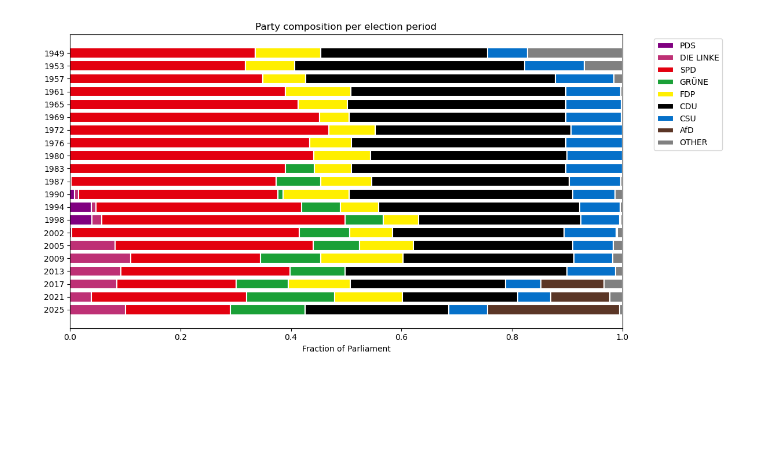
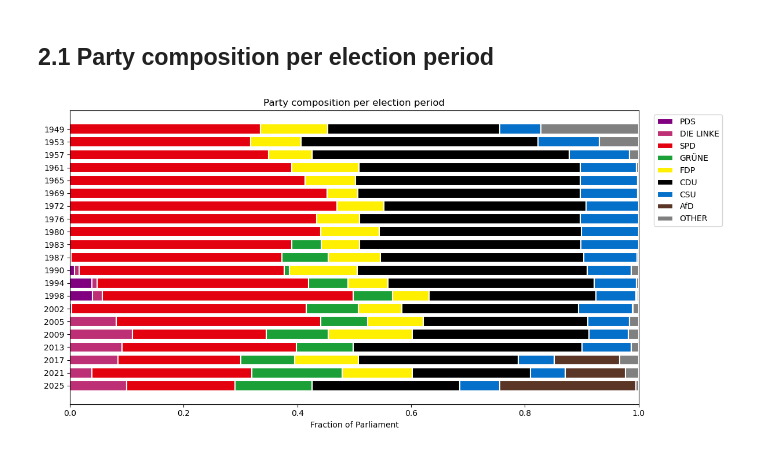
Before and after one commit to carl-lorenz/Visualization, a Jupyter notebook: Exam/1_members_of_german_parliament.ipynb, the cells around one changed output. Drawn from its saved outputs; the diff is of its cells as text; code cells hidden in the pictures; blank space fills up the shorter version.

```diff
--- a/Exam/1_members_of_german_parliament.ipynb
+++ b/Exam/1_members_of_german_parliament.ipynb
@@ -92,0 +100,18 @@ mdbs_df
+# %%
+# Creating a terms data frame:
+terms_df = (
+    wp_df[['WP', 'WP_BEGIN']]
+    .drop_duplicates(subset='WP')
+    .sort_values('WP_BEGIN')
+    .reset_index(drop=True)
+)
+terms_df['election_y'] = terms_df['WP_BEGIN'].dt.year.astype(str)
+    # Name election periods after the year they have begun.
+
+# Merging wp_df and mdbs_df:
+wp_df = wp_df.merge(mdbs_df, on='ID', how='left')
+
+print("Terms DataFrame:")
+print(terms_df.info())
+print("WPs DataFrame:")
+print(wp_df.info())
@@ -93,57 +136,44 @@ mdbs_df
+# %% [markdown]
+## 2.1  Party composition per election period
 # %%
-# 2.
 # Handling replacement members by calculating fraction of time served in parliament
 # relative to the full election period:
-wp_df = (
-    served_terms_df[['WP', 'WP_BEGIN']]
-    .drop_duplicates(subset='WP')
-    .sort_values('WP_BEGIN')
-    .reset_index(drop=True)
-)   # Create an election period DataFrame storing the dates.
-wp_df['name'] = wp_df['WP_BEGIN'].dt.year.astype(str)
-    # Name election periods after the year they have begun.
-wp_end_map = served_terms_df.dropna(subset=['MDBWP_UNTIL']).groupby('WP')['MDBWP_UNTIL'].max()
+terms_end_map = wp_df.dropna(subset=['MDBWP_UNTIL']).groupby('WP')['MDBWP_UNTIL'].max()
     # Use the latest observed `MDBWP_UNTIL` per WP as the period end, assuming that at least one MDB per WP finishes his term.
-wp_end_map.loc[wp_df.loc[wp_df['WP_BEGIN'] == pd.Timestamp('2025-03-25'), 'WP'].iloc[0]] = pd.Timestamp('2026-07-17')
+terms_end_map.loc[terms_df.loc[terms_df['WP_BEGIN'] == pd.Timestamp('2025-03-25'), 'WP'].iloc[0]] = pd.Timestamp('2026-07-17')
     # WP 21 uses 2026-07-17 (today) as the end date for fraction calculation.
-wp_total_days_map = (wp_end_map - wp_df.set_index('WP')['WP_BEGIN']).dt.days
-    # Calculate length of each WP.
-wp_end_dates = served_terms_df['WP'].map(wp_end_map)
-term_end_dates = served_terms_df['MDBWP_UNTIL'].fillna(wp_end_dates)
+terms_duration_map = (terms_end_map - terms_df.set_index('WP')['WP_BEGIN']).dt.days
+    # Calculate duration of each term.
+terms_end_dates = wp_df['WP'].map(terms_end_map)
+wp_end_dates = wp_df['MDBWP_UNTIL'].fillna(terms_end_dates)
     # Handle open-ended terms.
-term_length = (term_end_dates - served_terms_df['MDBWP_FROM']).dt.days
-    # Calculate total length of each term.
-served_terms_df['Frac_of_WP'] = (term_length / served_terms_df['WP'].map(wp_total_days_map)).astype(float)
-
-# Adding party information from mdbs_df to served_terms_df:
-served_terms_df = served_terms_df.merge(mdbs_df, on='ID', how='left')
+wp_duration = (wp_end_dates - wp_df['MDBWP_FROM']).dt.days
+    # Calculate total duration of each term.
+wp_df['Frac_of_WP'] = (wp_duration / wp_df['WP'].map(terms_duration_map)).astype(float)
 
 # Aggregate fractions per WP and party:
-fractions = served_terms_df.groupby(['WP','Party'])['Frac_of_WP'].sum().unstack(fill_value=0)
-for p in party_colours.keys():
-    if p not in fractions.columns:
-        fractions[p] = 0.0
-fractions = fractions[party_colours.keys()]
+fractions = wp_df.groupby(['WP','Party'])['Frac_of_WP'].sum().unstack(fill_value=0)
+    # Replace NaNs with 0.
 
-# Normalize rows to 1 (100% stacked):
+# Normalize rows to 1:
 fractions_norm = fractions.div(fractions.sum(axis=1).replace({0:1}), axis=0)
 wps = fractions_norm.index.tolist()
 y_pos = np.arange(len(wps))
 
 # Plot as 100% stacked bar chart:
 fig, ax = plt.subplots(figsize=(12, max(6, int(len(wps)*0.25))))
 left = np.zeros(len(wps))
 for party in party_colours.keys():
     vals = fractions_norm[party].values
-    ax.barh(wp_df['name'], vals, left=left, color=party_colours.get(party), edgecolor='white', linewidth=1.5)
+    ax.barh(terms_df['election_y'], vals, left=left, color=party_colours.get(party), edgecolor='white', linewidth=1.5)
     left = left + vals
 ax.set_xlabel('Fraction of Parliament')
 ax.set_title('Party composition per election period')
 ax.set_xlim(0,1)
 ax.invert_yaxis()  # show earliest WP at the top
-ax.legend(party_colours.keys(), bbox_to_anchor=(1.05,1), loc='upper left')
+ax.legend(party_colours.keys(), bbox_to_anchor=(1.02,1), loc='upper left')
 plt.tight_layout()
 plt.show()
 # %% [output]
-[figure, old version]
+[figure, new version]
 # %%
```
Also changed, not shown: parts of 12 cells of this notebook.
